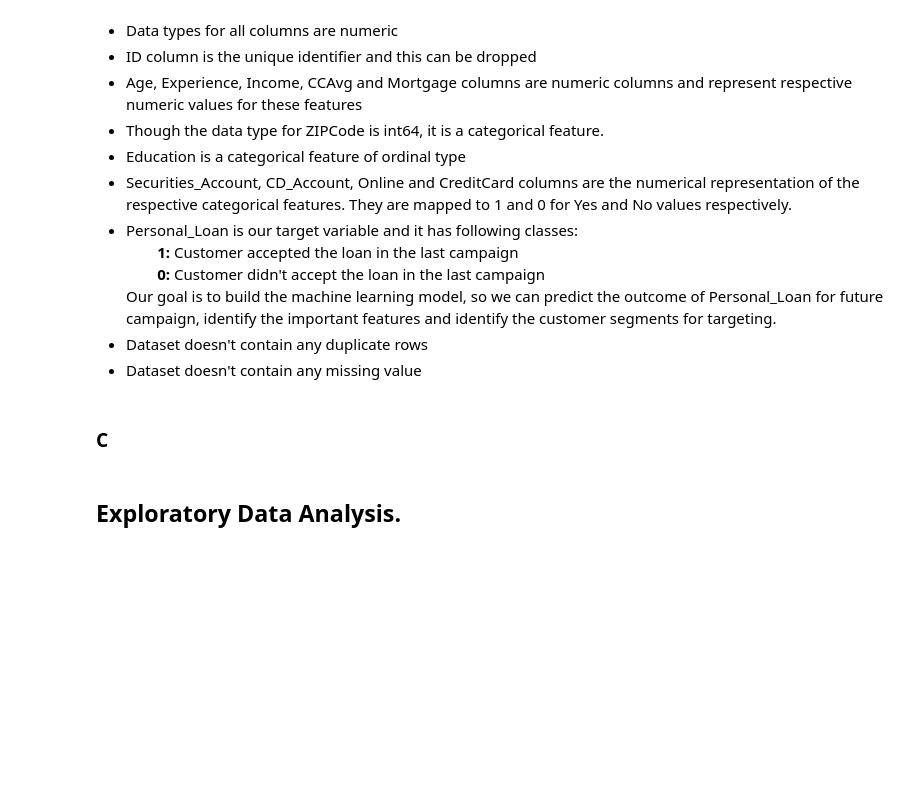
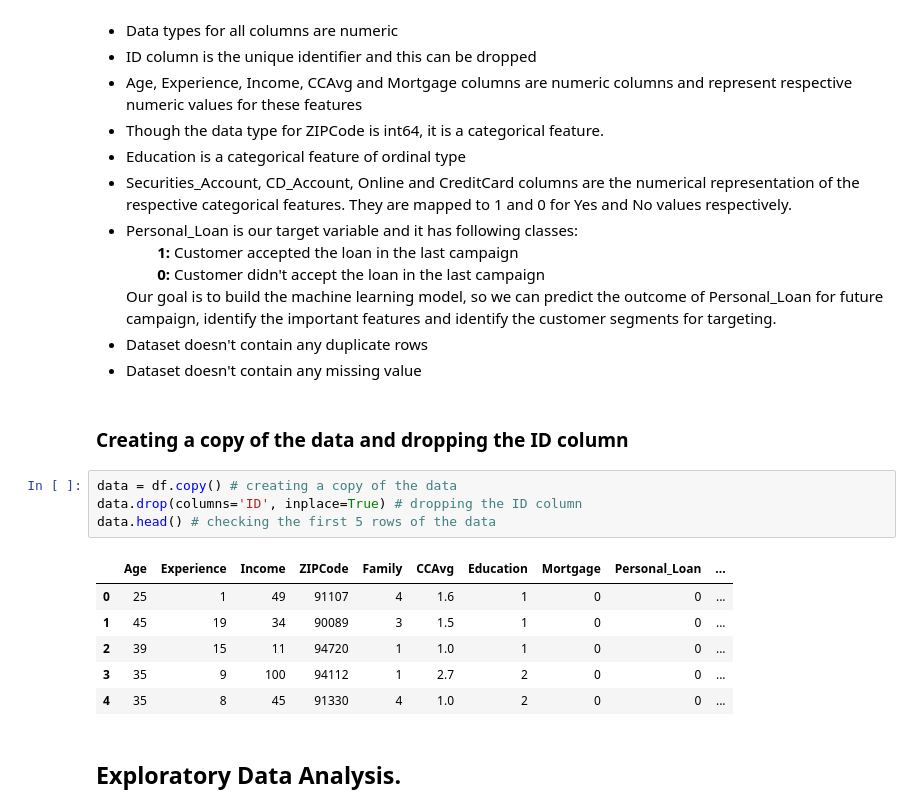
Before and after one commit to sheikhomer/PersonalLoanCampaignModel, a Jupyter notebook: AIML_ML_Project_full_code_notebook.ipynb, the cells around one changed output. Saved outputs shown, nothing was run; the diff lists cells and outputs as text; blank space fills up the shorter version.

```diff
--- a/AIML_ML_Project_full_code_notebook.ipynb
+++ b/AIML_ML_Project_full_code_notebook.ipynb
@@ -172,8 +169,19 @@ df['ID'].nunique() # check for unique values for ID column
 Our goal is to build the machine learning model, so we can predict the outcome of Personal_Loan for future campaign, identify the important features and identify the customer segments for targeting.
 * Dataset doesn't contain any duplicate rows
 * Dataset doesn't contain any missing value
-# %% [markdown]
-### C
+# %% [markdown]
+### Creating a copy of the data and dropping the ID column
+# %%
+data = df.copy() # creating a copy of the data
+data.drop(columns='ID', inplace=True) # dropping the ID column
+data.head() # checking the first 5 rows of the data
+# %% [output]
+|  | Age | Experience | Income | ZIPCode | Family | CCAvg | Education | Mortgage | Personal_Loan | ... |
+| 0 | 25 | 1 | 49 | 91107 | 4 | 1.6 | 1 | 0 | 0 | ... |
+| 1 | 45 | 19 | 34 | 90089 | 3 | 1.5 | 1 | 0 | 0 | ... |
+| 2 | 39 | 15 | 11 | 94720 | 1 | 1.0 | 1 | 0 | 0 | ... |
+| 3 | 35 | 9 | 100 | 94112 | 1 | 2.7 | 2 | 0 | 0 | ... |
+| 4 | 35 | 8 | 45 | 91330 | 4 | 1.0 | 2 | 0 | 0 | ... |
 # %% [markdown]
 ## Exploratory Data Analysis.
 # %% [markdown]
```
Also changed, not shown: parts of 1 cell of this notebook.
